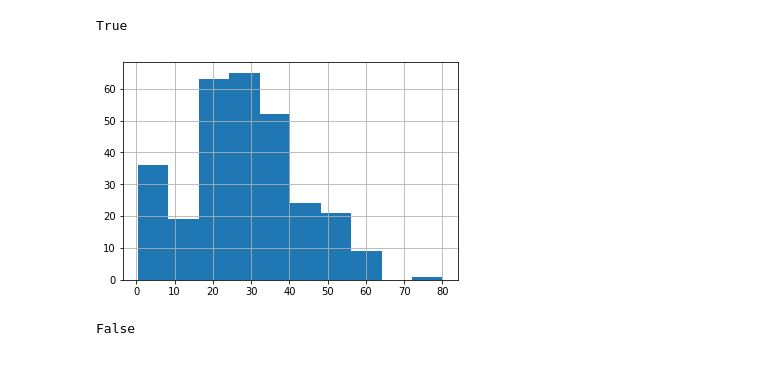
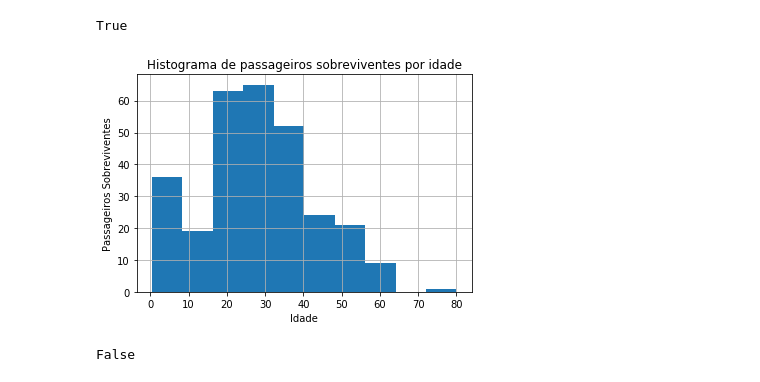
Before and after one commit to douglaslundy/protect_titanic, a Jupyter notebook: Projeto Titanic.ipynb, the cells around one changed output. Cells and saved outputs as stored; diff of their text form; code cells hidden in the pictures.

```diff
--- a/Projeto Titanic.ipynb
+++ b/Projeto Titanic.ipynb
@@ -381,8 +392,13 @@ df_survivor_age_valid = df_survivors_all.dropna()
 # %%
 #Grafico de idade dos passageiros sobreviventes
 df_survivor_age_valid['age'].hist();
+plt.xlabel('Idade')
+plt.ylabel('Passageiros Sobreviventes')
+plt.title('Histograma de passageiros sobreviventes por idade')
+plt.grid(True)
+plt.show()
 # %% [output]
-[figure, old version]
+[figure, new version]
 # %%
 #verificando se ainda existem valores nulos na coluna age
 df_survivor_age_valid.isnull().sum().any()
```
Also changed, not shown: parts of 14 cells of this notebook.
